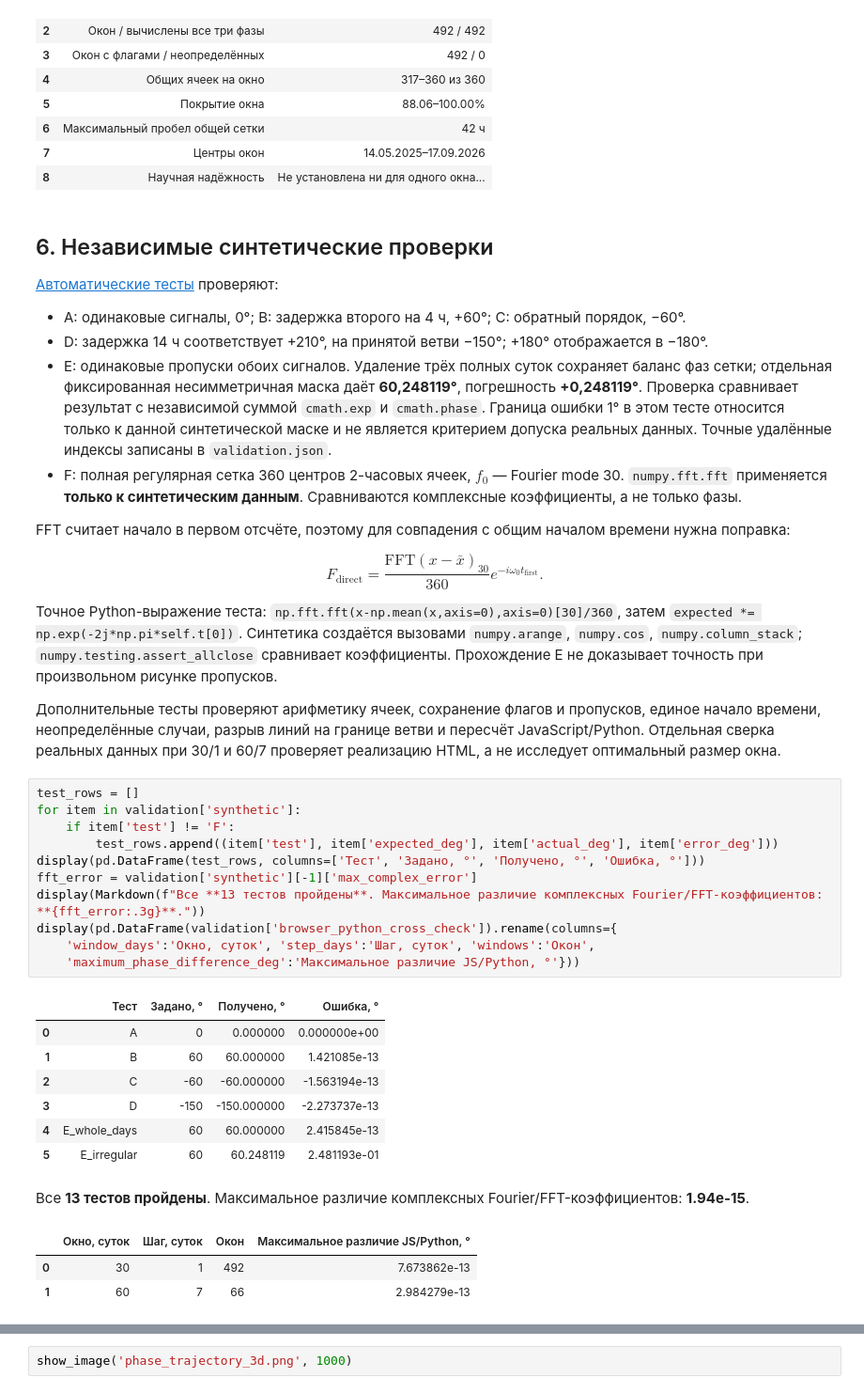
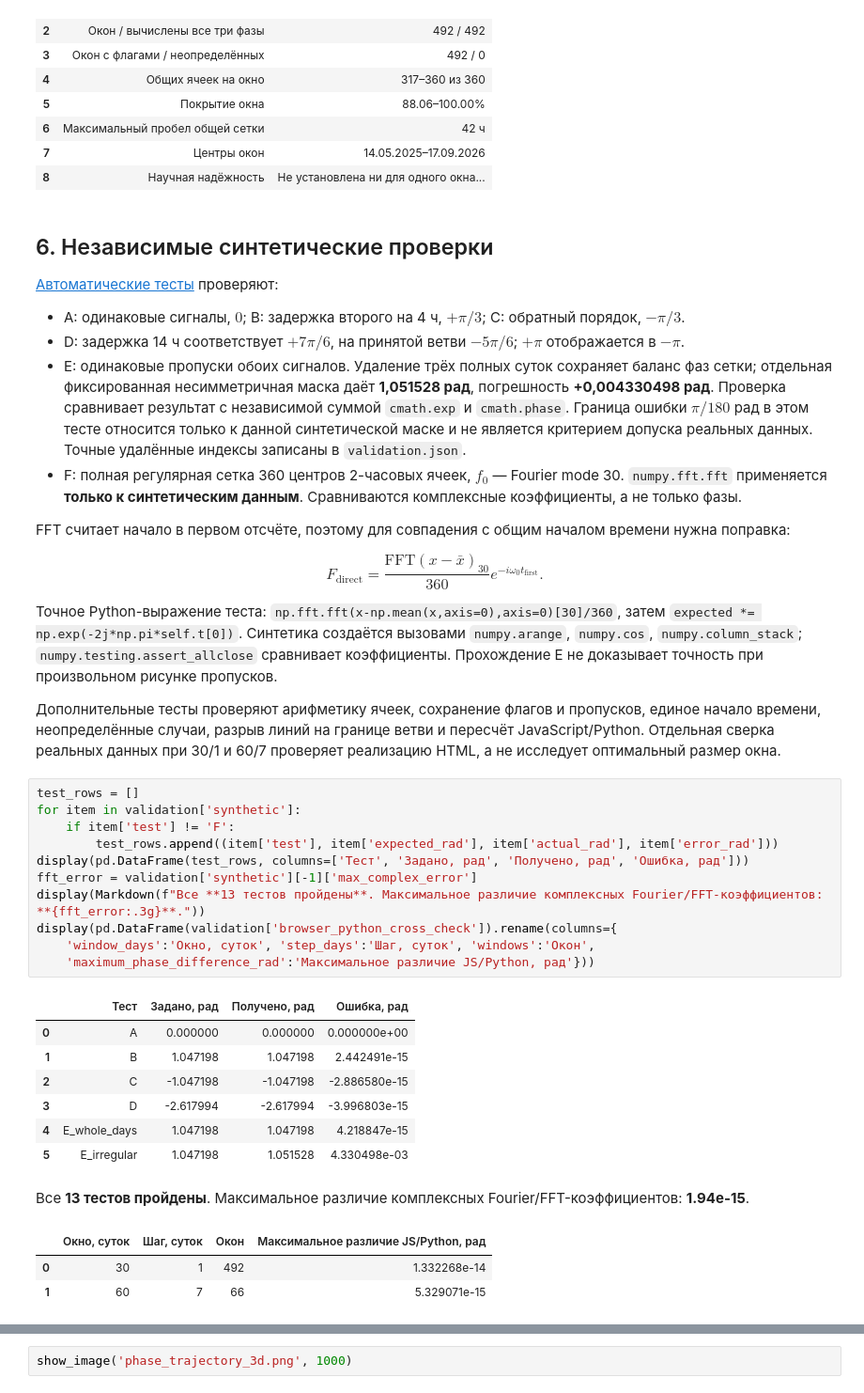
Before and after one commit to DimitriBolt/CO2Flux, a Jupyter notebook: Project_description/Research_log/00_preliminary_fourier_phases.ipynb, the cells around one changed output, grey strips where cells are left out. Shown at 94% size. Cells and saved outputs as stored; diff of their text form.

Commit message:
Use canonical radians throughout stage 0.4 phase materials

```diff
--- a/Project_description/Research_log/00_preliminary_fourier_phases.ipynb
+++ b/Project_description/Research_log/00_preliminary_fourier_phases.ipynb
@@ -164,9 +164,9 @@ display(summary)
 
 [Автоматические тесты](../sensorDB/tests/test_preliminary_fourier_phases.py) проверяют:
 
-- A: одинаковые сигналы, 0°; B: задержка второго на 4 ч, +60°; C: обратный порядок, −60°.
-- D: задержка 14 ч соответствует +210°, на принятой ветви −150°; +180° отображается в −180°.
-- E: одинаковые пропуски обоих сигналов. Удаление трёх полных суток сохраняет баланс фаз сетки; отдельная фиксированная несимметричная маска даёт **60,248119°**, погрешность **+0,248119°**. Проверка сравнивает результат с независимой суммой `cmath.exp` и `cmath.phase`. Граница ошибки 1° в этом тесте относится только к данной синтетической маске и не является критерием допуска реальных данных. Точные удалённые индексы записаны в `validation.json`.
+- A: одинаковые сигналы, $0$; B: задержка второго на 4 ч, $+\pi/3$; C: обратный порядок, $-\pi/3$.
+- D: задержка 14 ч соответствует $+7\pi/6$, на принятой ветви $-5\pi/6$; $+\pi$ отображается в $-\pi$.
+- E: одинаковые пропуски обоих сигналов. Удаление трёх полных суток сохраняет баланс фаз сетки; отдельная фиксированная несимметричная маска даёт **1,051528 рад**, погрешность **+0,004330498 рад**. Проверка сравнивает результат с независимой суммой `cmath.exp` и `cmath.phase`. Граница ошибки $\pi/180$ рад в этом тесте относится только к данной синтетической маске и не является критерием допуска реальных данных. Точные удалённые индексы записаны в `validation.json`.
 - F: полная регулярная сетка 360 центров 2-часовых ячеек, $f_0$ — Fourier mode 30. `numpy.fft.fft` применяется **только к синтетическим данным**. Сравниваются комплексные коэффициенты, а не только фазы.
 
 FFT считает начало в первом отсчёте, поэтому для совпадения с общим началом времени нужна поправка:
@@ -180,26 +180,26 @@ $$F_{\mathrm{direct}}=\frac{\mathrm{FFT}(x-\bar x)_{30}}{360}e^{-i\omega_0t_{\ma
 # %%
 test_rows = []
 for item in validation['synthetic']:
     if item['test'] != 'F':
-        test_rows.append((item['test'], item['expected_deg'], item['actual_deg'], item['error_deg']))
-display(pd.DataFrame(test_rows, columns=['Тест', 'Задано, °', 'Получено, °', 'Ошибка, °']))
+        test_rows.append((item['test'], item['expected_rad'], item['actual_rad'], item['error_rad']))
+display(pd.DataFrame(test_rows, columns=['Тест', 'Задано, рад', 'Получено, рад', 'Ошибка, рад']))
 fft_error = validation['synthetic'][-1]['max_complex_error']
 display(Markdown(f"Все **13 тестов пройдены**. Максимальное различие комплексных Fourier/FFT-коэффициентов: **{fft_error:.3g}**."))
 display(pd.DataFrame(validation['browser_python_cross_check']).rename(columns={
     'window_days':'Окно, суток', 'step_days':'Шаг, суток', 'windows':'Окон',
-    'maximum_phase_difference_deg':'Максимальное различие JS/Python, °'}))
+    'maximum_phase_difference_rad':'Максимальное различие JS/Python, рад'}))
 # %% [output]
-|  | Тест | Задано, ° | Получено, ° | Ошибка, ° |
-| 0 | A | 0 | 0.000000 | 0.000000e+00 |
-| 1 | B | 60 | 60.000000 | 1.421085e-13 |
-| 2 | C | -60 | -60.000000 | -1.563194e-13 |
-| 3 | D | -150 | -150.000000 | -2.273737e-13 |
-| 4 | E_whole_days | 60 | 60.000000 | 2.415845e-13 |
-| 5 | E_irregular | 60 | 60.248119 | 2.481193e-01 |
+|  | Тест | Задано, рад | Получено, рад | Ошибка, рад |
+| 0 | A | 0.000000 | 0.000000 | 0.000000e+00 |
+| 1 | B | 1.047198 | 1.047198 | 2.442491e-15 |
+| 2 | C | -1.047198 | -1.047198 | -2.886580e-15 |
+| 3 | D | -2.617994 | -2.617994 | -3.996803e-15 |
+| 4 | E_whole_days | 1.047198 | 1.047198 | 4.218847e-15 |
+| 5 | E_irregular | 1.047198 | 1.051528 | 4.330498e-03 |
 Все **13 тестов пройдены**. Максимальное различие комплексных Fourier/FFT-коэффициентов: **1.94e-15**.
-|  | Окно, суток | Шаг, суток | Окон | Максимальное различие JS/Python, ° |
-| 0 | 30 | 1 | 492 | 7.673862e-13 |
-| 1 | 60 | 7 | 66 | 2.984279e-13 |
+|  | Окно, суток | Шаг, суток | Окон | Максимальное различие JS/Python, рад |
+| 0 | 30 | 1 | 492 | 1.332268e-14 |
+| 1 | 60 | 7 | 66 | 5.329071e-15 |
 # %% [markdown]
 ## 7. Три временных ряда фазовых разностей
 
```
Also changed, not shown: parts of 5 cells of this notebook, 12 other files.
